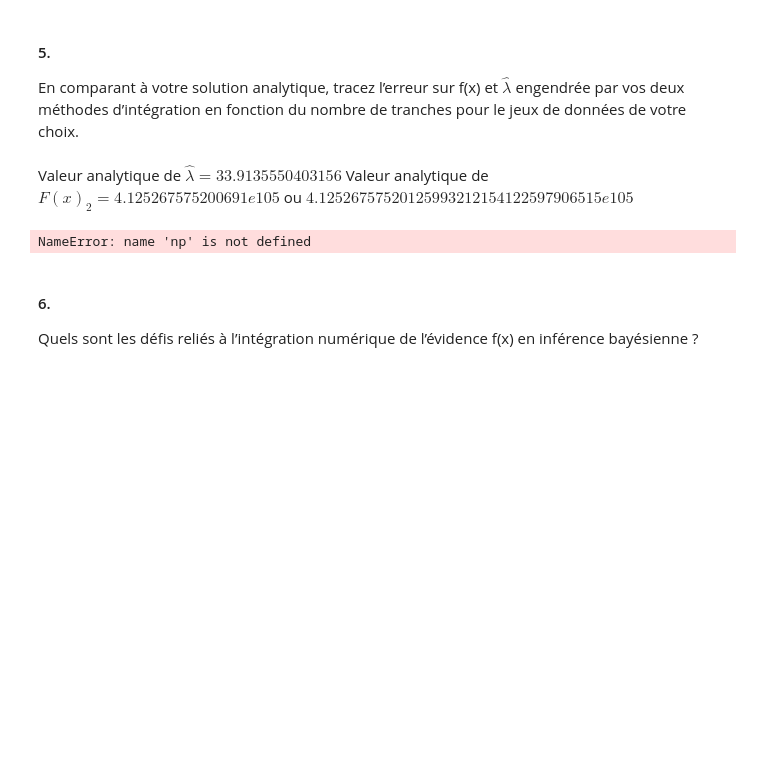
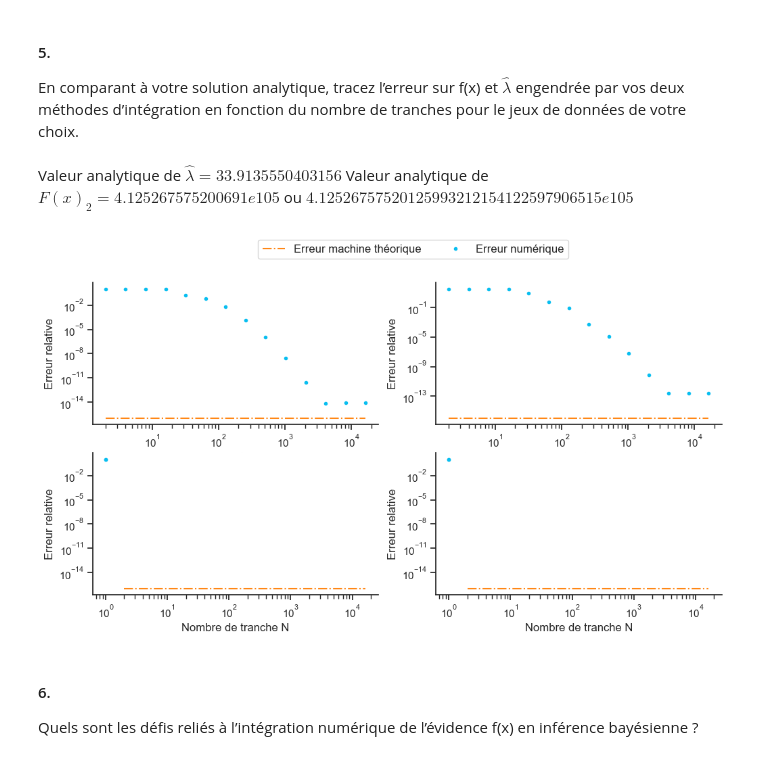
Before and after one commit to BETRU21/PhysNum, a Jupyter notebook: TP1_PhilippeTruchon_SamuelFortin_BenjaminTrudel.ipynb, the cells around one changed output. Cells and saved outputs as stored; diff of their text form; code cells hidden in the pictures; blank space fills up the shorter version.

Commit message:
Live le graph de la Q5 pour romberg est good

```diff
--- a/TP1_PhilippeTruchon_SamuelFortin_BenjaminTrudel.ipynb
+++ b/TP1_PhilippeTruchon_SamuelFortin_BenjaminTrudel.ipynb
@@ -333,32 +333,39 @@ choix.
 Valeur analytique de $\hat{\lambda} = 33.9135550403156$
 Valeur analytique de $F(x)_2 = 4.125267575200691e105$ ou $4.12526757520125993212154122597906515e105$
 # %%
-x0 = 2**np.arange(1,len(test[4])+1)
-x1 = 2**np.arange(1,len(lct_romberg[4])+1)
+fx2 = 4.12526757520125993212154122597906515e105
 
-fx2 = 4.125267575200691e105
+y0 = []
+for i in test[2]:
+    y0.append(i[-1])
+y1 = []
+for i in lct_romberg[2]:
+    y1.append(i[-1])
+
+x0 = 2**np.arange(1,len(y0)+1)
+x1 = 2**np.arange(1,len(y1)+1)
 
 fig, ax = plt.subplots(nrows=2, ncols=2, figsize=(12,6))
 for i in ax:
     for j in i:
         j.set_yscale("log")
         j.set_xscale("log")
         j.set_xlabel("Nombre de tranche N")
         j.set_ylabel("Erreur relative")
-ax[0][0].plot(x0, np.array(test[4])/fx2, marker=".", color="#08BEF0", linestyle="None") # f(x) romberg
+ax[0][0].plot(x0, abs(np.array(y0)-fx2)/fx2, marker=".", color="#08BEF0", linestyle="None") # f(x) romberg
 ax[0][0].plot([x0[0], x0[-1]], [1e-16, 1e-16], color="#FF8715", linestyle="-.")
-ax[0][1].plot(x1,np.array(lct_romberg[4])/(33.9135550403156*fx2), marker=".", color="#08BEF0", linestyle="None") # lambda romberg
+ax[0][1].plot(x1,abs((np.array(y1)/(fx2))-33.9135550403156), marker=".", color="#08BEF0", linestyle="None") # lambda romberg
 ax[0][1].plot([x1[0], x1[-1]], [1e-16, 1e-16], color="#FF8715", linestyle="-.")
 ax[1][0].plot([1,1],[1,1], marker=".", color="#08BEF0", linestyle="None") # f(x) simpson
 ax[1][0].plot([x0[0], x0[-1]], [1e-16, 1e-16], color="#FF8715", linestyle="-.")
 ax[1][1].plot([1,1],[1,1], marker=".", color="#08BEF0", linestyle="None") # lambda simpson
 ax[1][1].plot([x0[0], x0[-1]], [1e-16, 1e-16], color="#FF8715", linestyle="-.")
 
 legend_elements = [Line2D([],[], color="#FF8715", label="Erreur machine théorique", linestyle="-."), Line2D([],[], color="#08BEF0", label="Erreur numérique", linestyle="None", marker=".")]
 fig.legend(handles=legend_elements, fontsize=12, loc=9, bbox_to_anchor=(0.27,0.5,0.5,0.5), ncols=2)
 plt.show()
 # %% [output]
-NameError: name 'np' is not defined
+[figure, added]
 # %% [markdown]
 #### 6.
 
```
